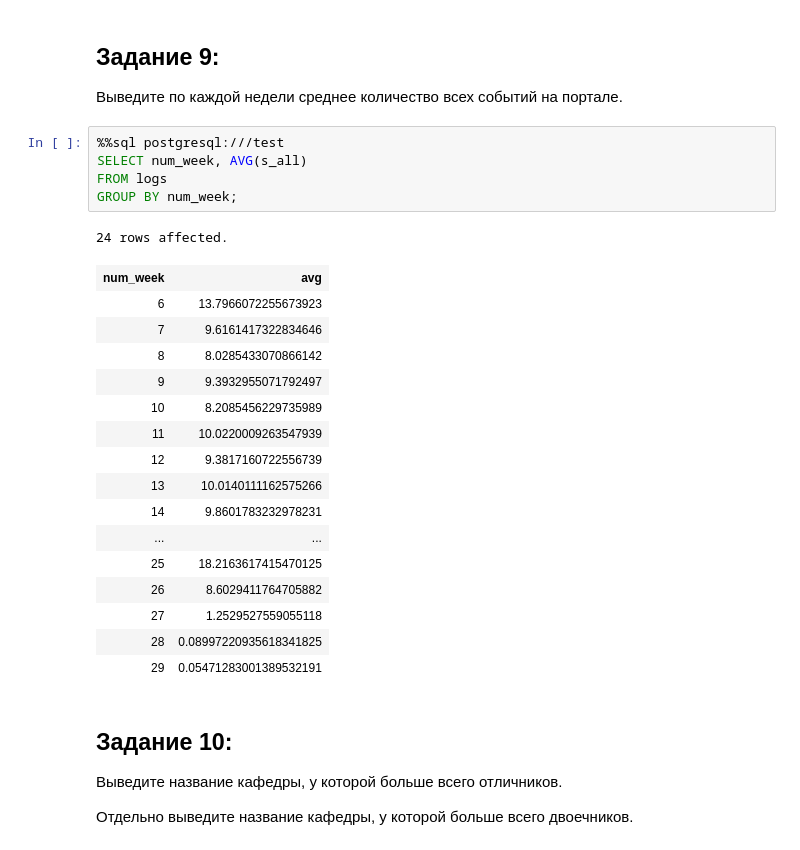
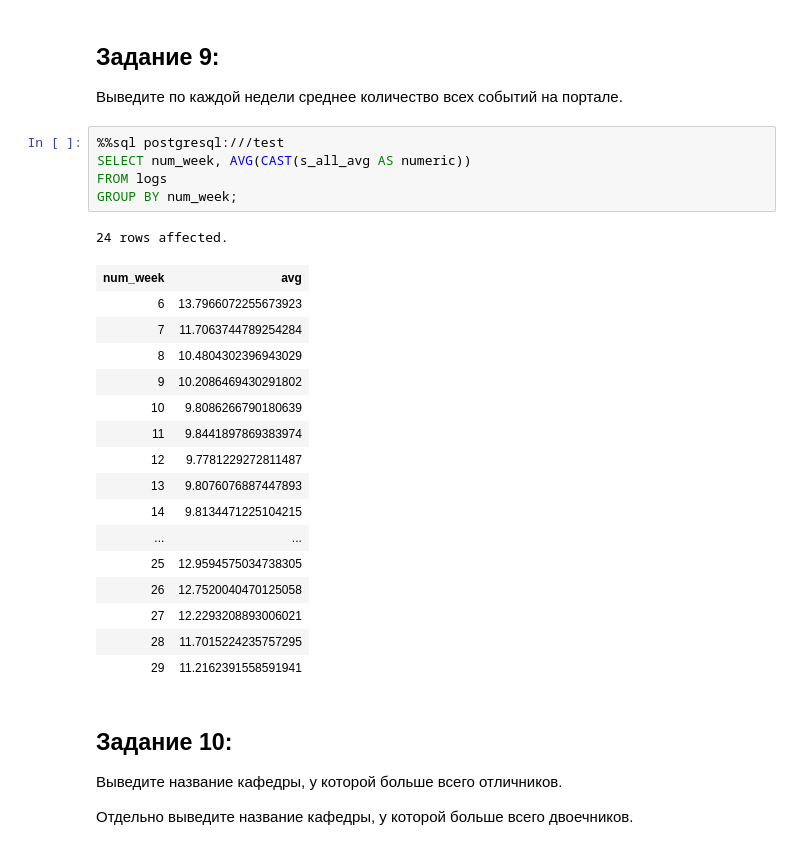
Before and after one commit to Ruslan4ikA/Response_bigdat-, a Jupyter notebook: Task 4. PostGre_portal_logs.ipynb, the cells around one changed output. Saved outputs shown, nothing was run; the diff lists cells and outputs as text.

```diff
--- a/Task 4. PostGre_portal_logs.ipynb
+++ b/Task 4. PostGre_portal_logs.ipynb
@@ -378,27 +418,27 @@ LIMIT 1;
 Выведите по каждой недели среднее количество всех событий на портале.
 # %%
 %%sql postgresql:///test
-SELECT num_week, AVG(s_all)
+SELECT num_week, AVG(CAST(s_all_avg AS numeric))
 FROM logs
 GROUP BY num_week;
 # %% [output]
 24 rows affected.
 | num_week | avg |
 | 6 | 13.7966072255673923 |
-| 7 | 9.6161417322834646 |
-| 8 | 8.0285433070866142 |
-| 9 | 9.3932955071792497 |
-| 10 | 8.2085456229735989 |
-| 11 | 10.0220009263547939 |
-| 12 | 9.3817160722556739 |
-| 13 | 10.0140111162575266 |
-| 14 | 9.8601783232978231 |
+| 7 | 11.7063744789254284 |
+| 8 | 10.4804302396943029 |
+| 9 | 10.2086469430291802 |
+| 10 | 9.8086266790180639 |
+| 11 | 9.8441897869383974 |
+| 12 | 9.7781229272811487 |
+| 13 | 9.8076076887447893 |
+| 14 | 9.8134471225104215 |
 | ... | ... |
-| 25 | 18.2163617415470125 |
-| 26 | 8.6029411764705882 |
-| 27 | 1.2529527559055118 |
-| 28 | 0.08997220935618341825 |
-| 29 | 0.05471283001389532191 |
+| 25 | 12.9594575034738305 |
+| 26 | 12.7520040470125058 |
+| 27 | 12.2293208893006021 |
+| 28 | 11.7015224235757295 |
+| 29 | 11.2162391558591941 |
 # %% [markdown]
 ## Задание 10:
 
```
Also changed, not shown: parts of 3 cells of this notebook, 5 other files.
